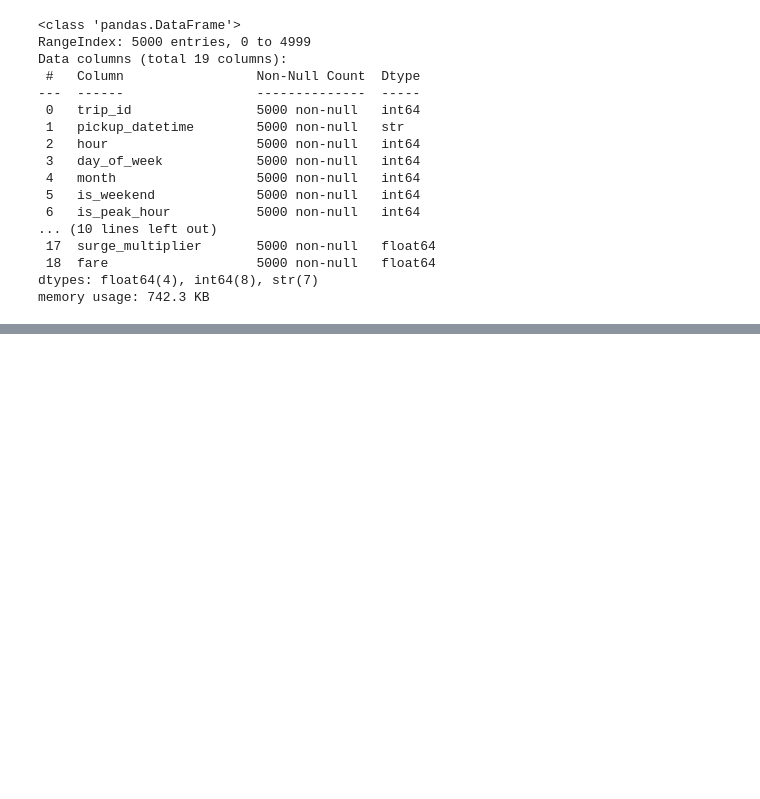
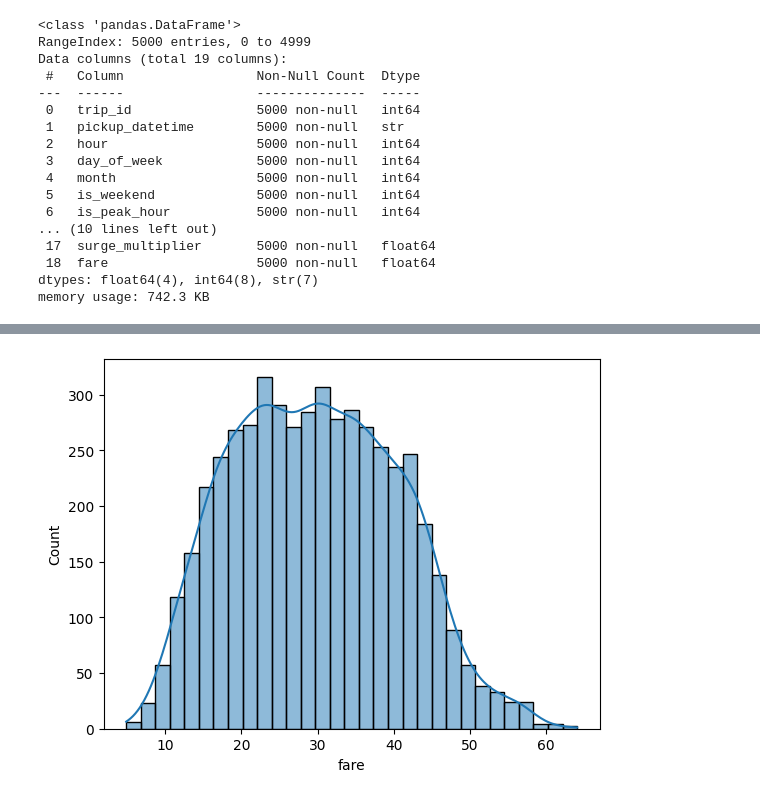
Before and after one commit to Vignesh2025411/FarePrediction, a Jupyter notebook: notebook/data/EDA.ipynb, the cells around one changed output, grey strips where cells are left out. Cells and saved outputs as stored; diff of their text form; code cells hidden in the pictures; blank space fills up the shorter version.

```diff
--- a/notebook/data/EDA.ipynb
+++ b/notebook/data/EDA.ipynb
@@ -153,0 +234,5 @@ memory usage: 742.3 KB
+# %%
+sns.histplot(df['fare'], kde=True)
+plt.show()
+# %% [output]
+[figure, added]
```
Also changed, not shown: parts of 14 cells of this notebook, 1 other file.
